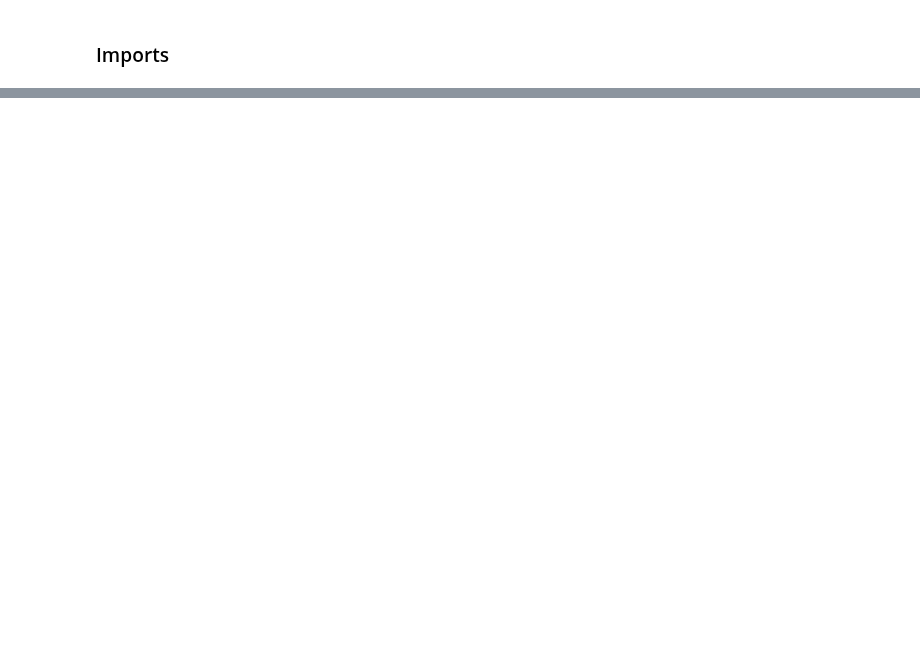
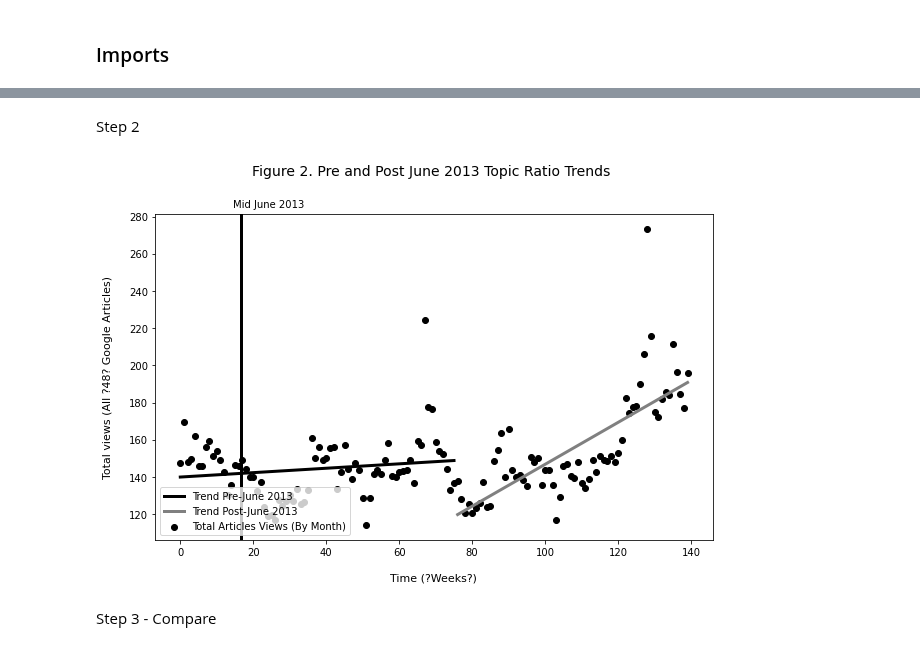
Before and after one commit to epfl-ada/ada-2020-project-milestone-p3-p3_pada1, a Jupyter notebook: chilling_effect_trend.ipynb, the cells around one changed output, grey strips where cells are left out. Drawn from its saved outputs; the diff is of its cells as text; code cells hidden in the pictures; blank space fills up the shorter version.

Commit message:
Add a draft of analyse for step 1 and step 2 of the replication

```diff
--- a/chilling_effect_trend.ipynb
+++ b/chilling_effect_trend.ipynb
@@ -35,0 +49,4 @@ terrorism_df.head()
+# %%
+terrorism_df = terrorism_df[['date', 'max_ratio', 'topic_name']]
+print(terrorism_df.shape)
+terrorism_df.head(5)
@@ -35,0 +63,11 @@ terrorism_df.head()
+# %%
+# Define a constant for the date of revelation
+revelation_date = pd.Timestamp('2013-06-15')
+# %%
+# Organise the data in a time series with the ratio of total views per week
+terrorism_ts = terrorism_df.groupby(by='date').sum()
+terrorism_ts = terrorism_ts.reset_index().rename(columns={'index': 'date'})
+
+# Separate the data in two to perform an ITS analysis
+terrorism_pre_june_ts = terrorism_ts[terrorism_ts['date'] < revelation_date]
+terrorism_post_june_ts = terrorism_ts[terrorism_ts['date'] > revelation_date]
@@ -35,0 +100,38 @@ terrorism_df.head()
+# %% [markdown]
+Step 2
+# %%
+### TODO Modify description of the plot
+
+# Visualisation of full time series
+fig, ax = plt.subplots(figsize=(10, 6))
+
+ax.set_title('Figure 2. Pre and Post June 2013 Topic Ratio Trends \n\n', fontsize=14)
+ax.set_xlabel('\nTime (?Weeks?)', fontsize=11)
+ax.set_ylabel('Total views (All ?48? Google Articles)\n', fontsize=11)
+
+ax.scatter(terrorism_ts.index, terrorism_ts['max_ratio'], label='Total Articles Views (By Month)', color='black')
+
+# Draw the regressions
+slope_pre_june, intercept_pre_june, _, _, _ = stats.linregress(terrorism_pre_june_ts.index,
+                                                               terrorism_pre_june_ts['max_ratio'])
+slope_post_june, intercept_post_june, _, _, _ = stats.linregress(terrorism_post_june_ts.index,
+                                                                 terrorism_post_june_ts['max_ratio'])
+x1 = terrorism_pre_june_ts.index
+ax.plot(x1, intercept_pre_june + slope_pre_june*x1, color='black', linewidth='3', label='Trend Pre-June 2013')
+x2 = terrorism_post_june_ts.index
+ax.plot(x2, intercept_post_june + slope_post_june*x2, color='gray', linewidth='3', label='Trend Post-June 2013')
+
+# Emphasise when the revelations occured
+revelation_date_integer = 16.5
+ax.axvline(x=revelation_date_integer, ymin=0, ymax=280, color='black', linewidth='3')
+
+x_text_offset = 14.5
+y_text_offset = 285
+ax.text(x_text_offset, y_text_offset, 'Mid June 2013', fontsize=10)
+
+ax.legend(loc='lower left')
+plt.show()
+# %% [output]
+[figure, added]
+# %% [markdown]
+Step 3 - Compare
```
Also changed, not shown: parts of 16 cells of this notebook.
